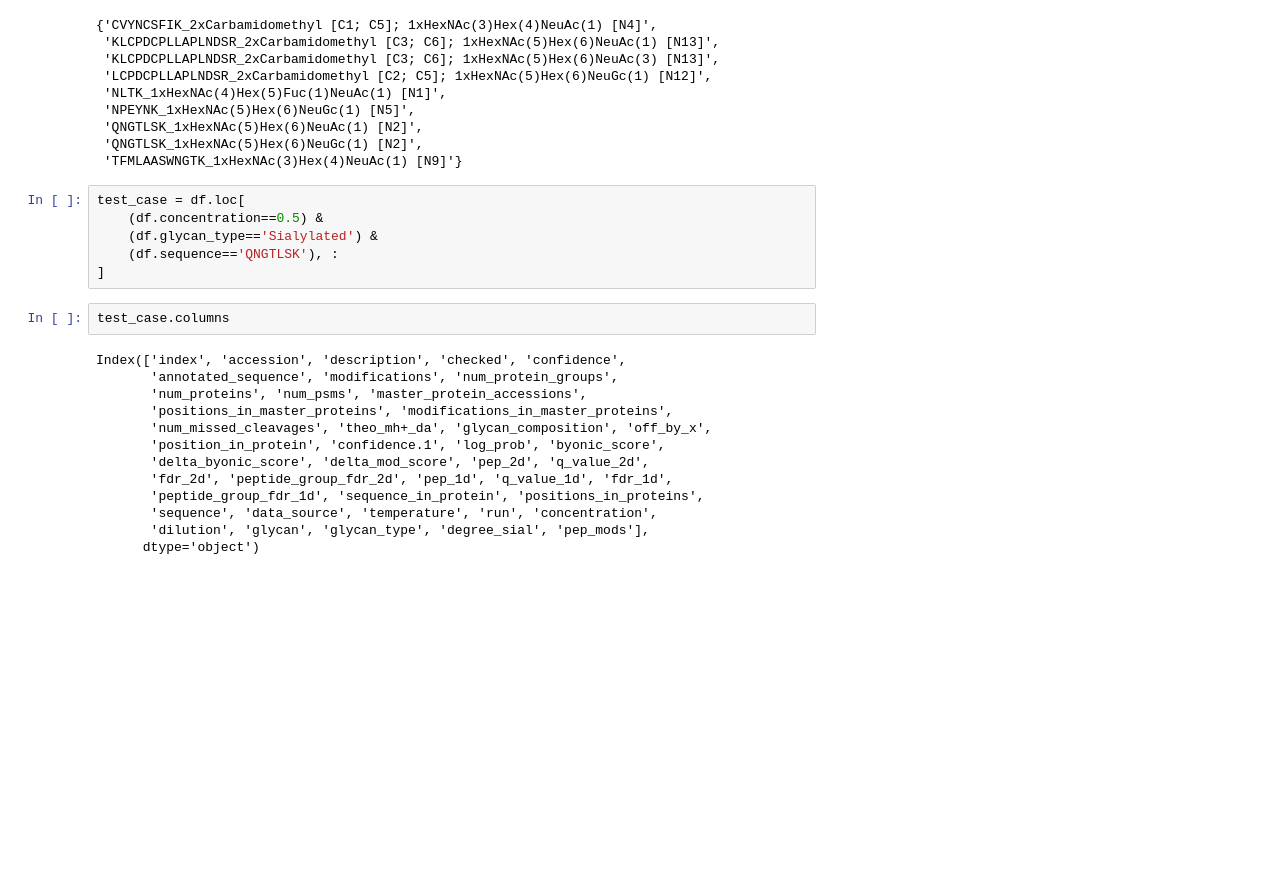
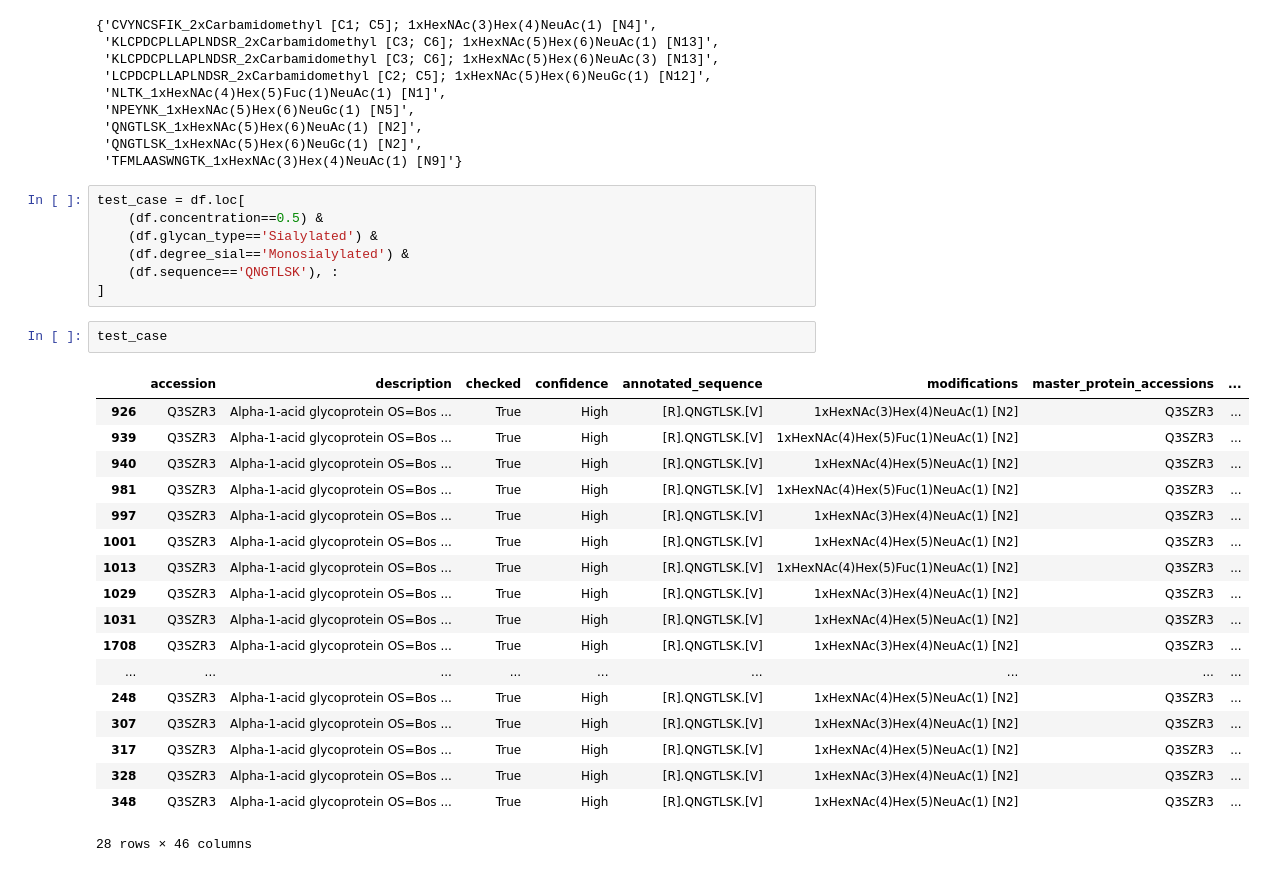
Before and after one commit to lingjunli-research/pgc-glycosylation-lfq, a Jupyter notebook: glycopeptide_analysis.ipynb, the cells around one changed output. Saved outputs shown, nothing was run; the diff lists cells and outputs as text; blank space fills up the shorter version.

```diff
--- a/glycopeptide_analysis.ipynb
+++ b/glycopeptide_analysis.ipynb
@@ -305,20 +305,27 @@ set(sub_45) - set(sub_30)
 test_case = df.loc[
     (df.concentration==0.5) &
     (df.glycan_type=='Sialylated') &
+    (df.degree_sial=='Monosialylated') &
     (df.sequence=='QNGTLSK'), :
 ]
 # %%
-test_case.columns
+test_case
 # %% [output]
+|  | accession | description | checked | confidence | annotated_sequence | modifications | master_protein_accessions | ... |
+| 926 | Q3SZR3 | Alpha-1-acid glycoprotein OS=Bos ... | True | High | [R].QNGTLSK.[V] | 1xHexNAc(3)Hex(4)NeuAc(1) [N2] | Q3SZR3 | ... |
+| 939 | Q3SZR3 | Alpha-1-acid glycoprotein OS=Bos ... | True | High | [R].QNGTLSK.[V] | 1xHexNAc(4)Hex(5)Fuc(1)NeuAc(1) [N2] | Q3SZR3 | ... |
+| 940 | Q3SZR3 | Alpha-1-acid glycoprotein OS=Bos ... | True | High | [R].QNGTLSK.[V] | 1xHexNAc(4)Hex(5)NeuAc(1) [N2] | Q3SZR3 | ... |
+| 981 | Q3SZR3 | Alpha-1-acid glycoprotein OS=Bos ... | True | High | [R].QNGTLSK.[V] | 1xHexNAc(4)Hex(5)Fuc(1)NeuAc(1) [N2] | Q3SZR3 | ... |
+| 997 | Q3SZR3 | Alpha-1-acid glycoprotein OS=Bos ... | True | High | [R].QNGTLSK.[V] | 1xHexNAc(3)Hex(4)NeuAc(1) [N2] | Q3SZR3 | ... |
+| 1001 | Q3SZR3 | Alpha-1-acid glycoprotein OS=Bos ... | True | High | [R].QNGTLSK.[V] | 1xHexNAc(4)Hex(5)NeuAc(1) [N2] | Q3SZR3 | ... |
+| 1013 | Q3SZR3 | Alpha-1-acid glycoprotein OS=Bos ... | True | High | [R].QNGTLSK.[V] | 1xHexNAc(4)Hex(5)Fuc(1)NeuAc(1) [N2] | Q3SZR3 | ... |
+| 1029 | Q3SZR3 | Alpha-1-acid glycoprotein OS=Bos ... | True | High | [R].QNGTLSK.[V] | 1xHexNAc(3)Hex(4)NeuAc(1) [N2] | Q3SZR3 | ... |
+| 1031 | Q3SZR3 | Alpha-1-acid glycoprotein OS=Bos ... | True | High | [R].QNGTLSK.[V] | 1xHexNAc(4)Hex(5)NeuAc(1) [N2] | Q3SZR3 | ... |
+| 1708 | Q3SZR3 | Alpha-1-acid glycoprotein OS=Bos ... | True | High | [R].QNGTLSK.[V] | 1xHexNAc(3)Hex(4)NeuAc(1) [N2] | Q3SZR3 | ... |
+| ... | ... | ... | ... | ... | ... | ... | ... | ... |
+| 248 | Q3SZR3 | Alpha-1-acid glycoprotein OS=Bos ... | True | High | [R].QNGTLSK.[V] | 1xHexNAc(4)Hex(5)NeuAc(1) [N2] | Q3SZR3 | ... |
+| 307 | Q3SZR3 | Alpha-1-acid glycoprotein OS=Bos ... | True | High | [R].QNGTLSK.[V] | 1xHexNAc(3)Hex(4)NeuAc(1) [N2] | Q3SZR3 | ... |
+| 317 | Q3SZR3 | Alpha-1-acid glycoprotein OS=Bos ... | True | High | [R].QNGTLSK.[V] | 1xHexNAc(4)Hex(5)NeuAc(1) [N2] | Q3SZR3 | ... |
+| 328 | Q3SZR3 | Alpha-1-acid glycoprotein OS=Bos ... | True | High | [R].QNGTLSK.[V] | 1xHexNAc(3)Hex(4)NeuAc(1) [N2] | Q3SZR3 | ... |
+| 348 | Q3SZR3 | Alpha-1-acid glycoprotein OS=Bos ... | True | High | [R].QNGTLSK.[V] | 1xHexNAc(4)Hex(5)NeuAc(1) [N2] | Q3SZR3 | ... |
-Index(['index', 'accession', 'description', 'checked', 'confidence',
-       'annotated_sequence', 'modifications', 'num_protein_groups',
-       'num_proteins', 'num_psms', 'master_protein_accessions',
-       'positions_in_master_proteins', 'modifications_in_master_proteins',
-       'num_missed_cleavages', 'theo_mh+_da', 'glycan_composition', 'off_by_x',
-       'position_in_protein', 'confidence.1', 'log_prob', 'byonic_score',
-       'delta_byonic_score', 'delta_mod_score', 'pep_2d', 'q_value_2d',
-       'fdr_2d', 'peptide_group_fdr_2d', 'pep_1d', 'q_value_1d', 'fdr_1d',
-       'peptide_group_fdr_1d', 'sequence_in_protein', 'positions_in_proteins',
-       'sequence', 'data_source', 'temperature', 'run', 'concentration',
-       'dilution', 'glycan', 'glycan_type', 'degree_sial', 'pep_mods'],
-      dtype='object')
+28 rows × 46 columns
```
Also changed, not shown: parts of 1 cell of this notebook.
